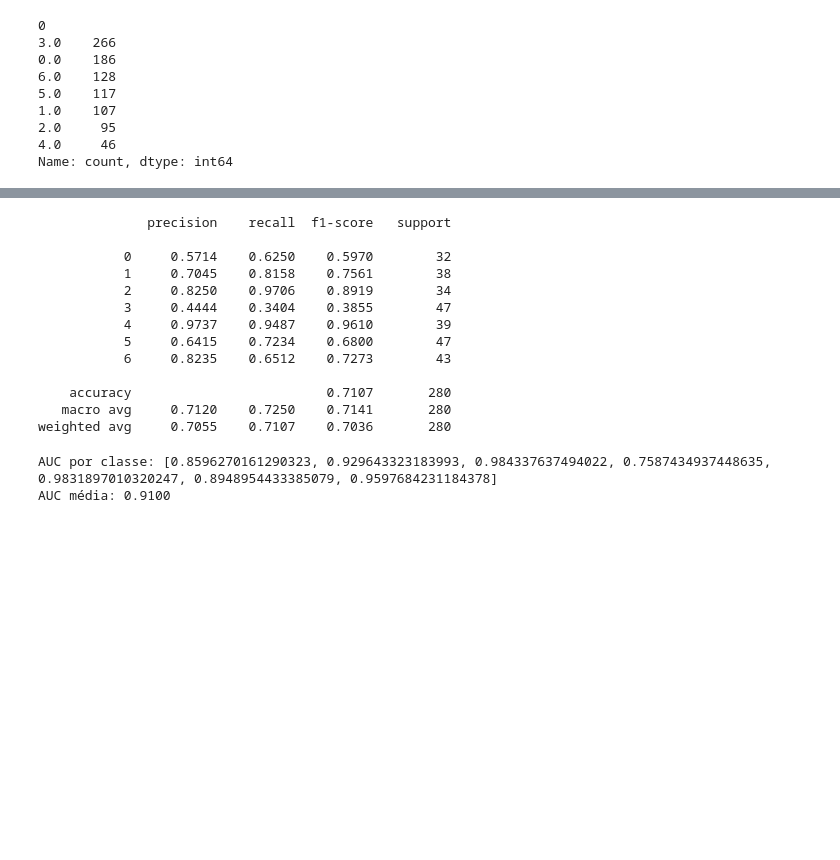
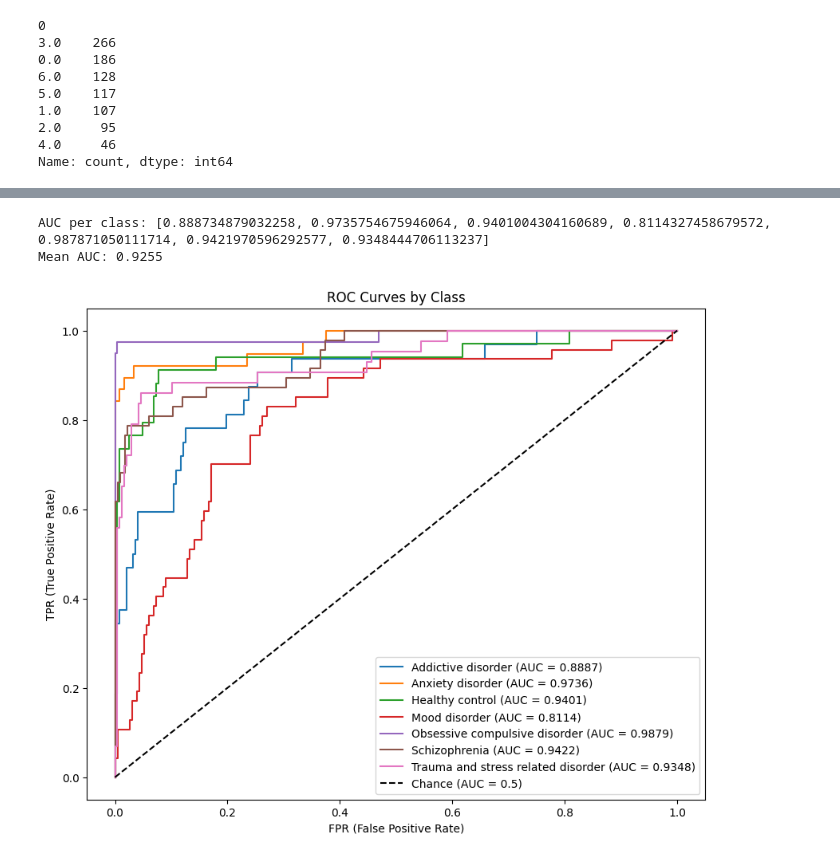
Before and after one commit to matt-balda/.tcc.eeg-signals-neuropsychiatric, a Jupyter notebook: neural-network-dl.ipynb, the cells around one changed output, grey strips where cells are left out. Drawn from its saved outputs; the diff is of its cells as text; code cells hidden in the pictures; blank space fills up the shorter version.

```diff
--- a/neural-network-dl.ipynb
+++ b/neural-network-dl.ipynb
@@ -485,5 +818,5 @@ plot_confusion_matrix(model, test_loader, column_names)
 # %%
-def evaluate(model, test_loader):
+def evaluate_auc(model, test_loader, num_classes):
     model.eval()
     all_preds = []
     all_labels = []
@@ -491,58 +824,61 @@ def evaluate(model, test_loader):
     with torch.no_grad():
         for inputs, labels in test_loader:
             outputs = model(inputs)
-            _, predicted = torch.max(outputs, 1)
-            all_preds.extend(predicted.cpu().numpy())
+
+            probs = torch.softmax(outputs, dim=1)
+            all_preds.extend(probs.cpu().numpy())
             all_labels.extend(labels.cpu().numpy())
 
-    report = classification_report(all_labels, all_preds, digits=4)
-    print(report)
+    all_preds = np.array(all_preds)
+    all_labels = np.array(all_labels)
 
-evaluate(model, test_loader)
+    aucs = []
+    for i in range(num_classes):
+        auc = roc_auc_score(all_labels == i, all_preds[:, i])
+        aucs.append(auc)
+
+    mean_auc = np.mean(aucs)
+
+    print(f"AUC per class: {aucs}")
+    print(f"Mean AUC: {mean_auc:.4f}")
+
+    return aucs, mean_auc
+
+aucs, mean_auc = evaluate_auc(model, test_loader, num_classes=7)
 # %% [output]
-              precision    recall  f1-score   support
-
-           0     0.5714    0.6250    0.5970        32
-           1     0.7045    0.8158    0.7561        38
-           2     0.8250    0.9706    0.8919        34
-           3     0.4444    0.3404    0.3855        47
-           4     0.9737    0.9487    0.9610        39
-           5     0.6415    0.7234    0.6800        47
-           6     0.8235    0.6512    0.7273        43
-
-    accuracy                         0.7107       280
-   macro avg     0.7120    0.7250    0.7141       280
-weighted avg     0.7055    0.7107    0.7036       280
+AUC per class: [0.888734879032258, 0.9735754675946064, 0.9401004304160689, 0.8114327458679572, 0.987871050111714, 0.9421970596292577, 0.9348444706113237]
+Mean AUC: 0.9255
 # %%
-def evaluate_auc(model, test_loader, num_classes):
+def plot_roc_curve(model, test_loader, class_names):
     model.eval()
     all_preds = []
     all_labels = []
 
     with torch.no_grad():
         for inputs, labels in test_loader:
             outputs = model(inputs)
-
             probs = torch.softmax(outputs, dim=1)
             all_preds.extend(probs.cpu().numpy())
             all_labels.extend(labels.cpu().numpy())
 
     all_preds = np.array(all_preds)
     all_labels = np.array(all_labels)
 
-    aucs = []
-    for i in range(num_classes):
+    plt.figure(figsize=(10, 8))
+
+    for i, class_name in enumerate(class_names):
+        fpr, tpr, _ = roc_curve(all_labels == i, all_preds[:, i])
         auc = roc_auc_score(all_labels == i, all_preds[:, i])
-        aucs.append(auc)
+        plt.plot(fpr, tpr, label=f'{class_name} (AUC = {auc:.4f})')
 
-    mean_auc = np.mean(aucs)
+    plt.plot([0, 1], [0, 1], 'k--', label='Chance (AUC = 0.5)')
 
-    print(f"AUC por classe: {aucs}")
-    print(f"AUC média: {mean_auc:.4f}")
+    plt.xlabel('FPR (False Positive Rate)')
+    plt.ylabel('TPR (True Positive Rate)')
+    plt.title('ROC Curves by Class')
+    plt.legend(loc='lower right')
+    plt.show()
 
-    return aucs, mean_auc
-
-aucs, mean_auc = evaluate_auc(model, test_loader, num_classes=7)
+plot_roc_curve(model, test_loader, column_names)
 # %% [output]
-AUC por classe: [0.8596270161290323, 0.929643323183993, 0.984337637494022, 0.7587434937448635, 0.9831897010320247, 0.8948954433385079, 0.9597684231184378]
-AUC média: 0.9100
+[figure, added]
```
Also changed, not shown: parts of 83 cells of this notebook.
